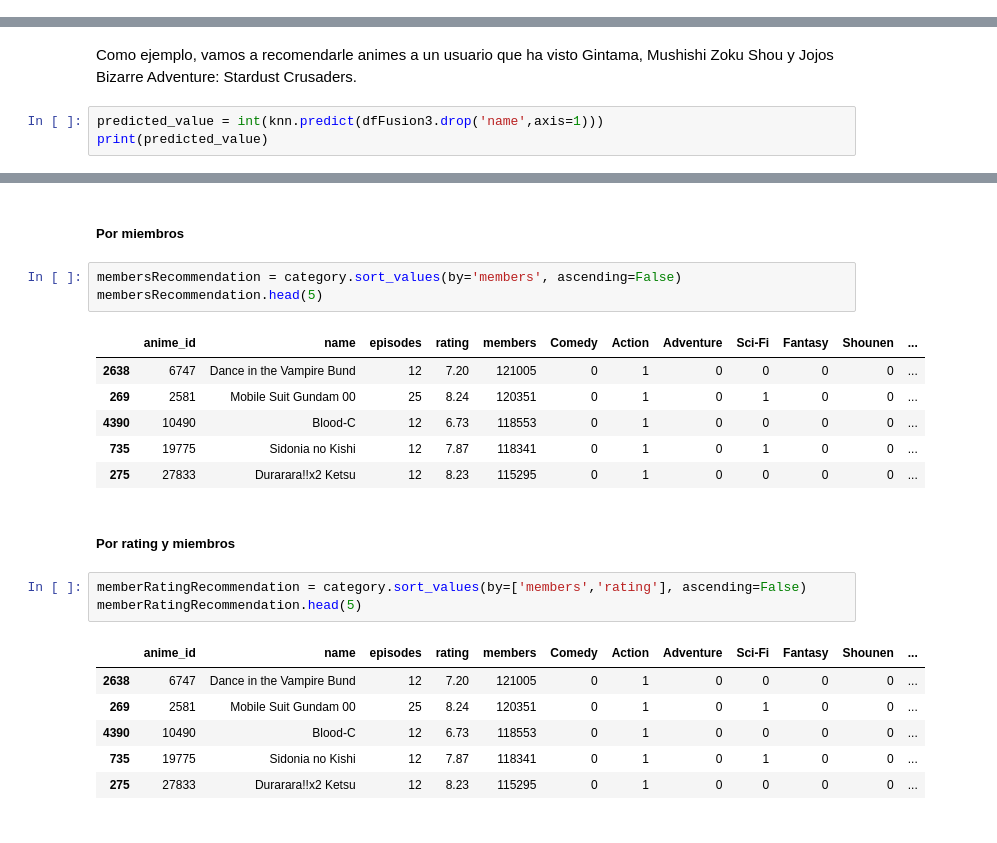
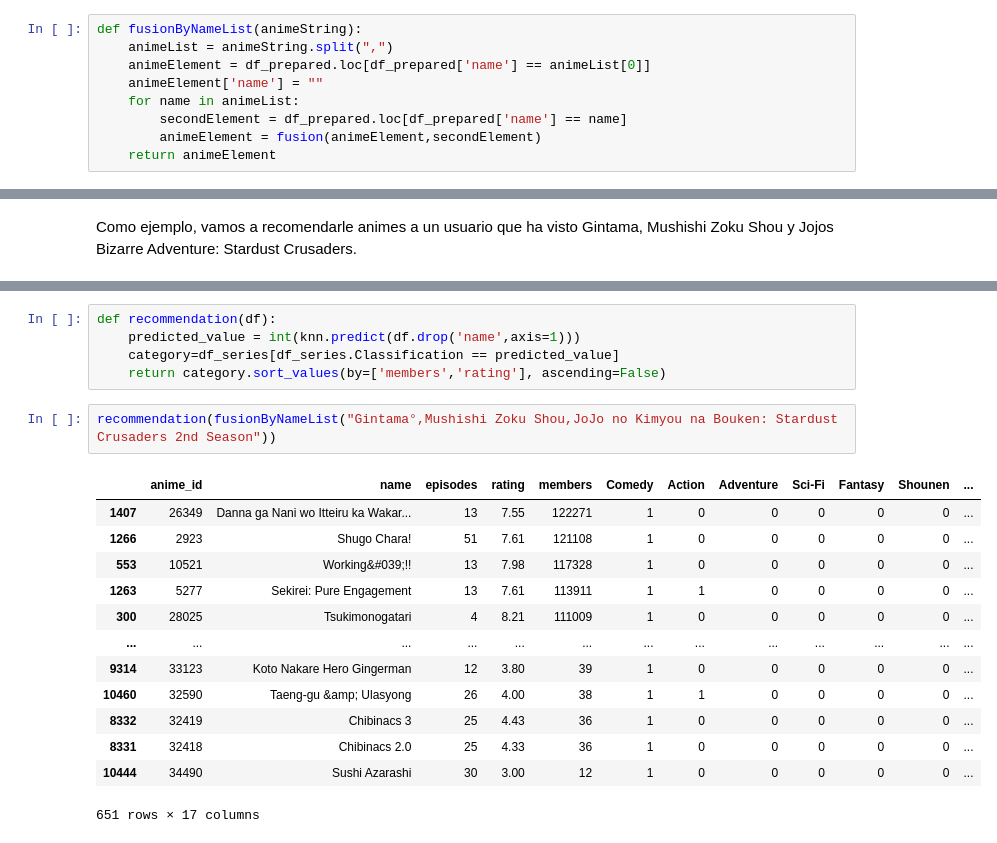
Before and after one commit to 1KVueltasAlCampo/AI-anime-recomendation, a Jupyter notebook: 3raEntrega/Codigo/EDARecomendacionAnime.ipynb, the cells around one changed output, grey strips where cells are left out. Drawn from its saved outputs; the diff is of its cells as text.

Commit message:
Now you can add anime and see the merging of them.

```diff
--- a/3raEntrega/Codigo/EDARecomendacionAnime.ipynb
+++ b/3raEntrega/Codigo/EDARecomendacionAnime.ipynb
@@ -548,6 +546,15 @@ def genreAdjustment(first,second,fusion):
     for column in first:
         if(column != 'name' and column != 'rating' and column != 'members'):
             fusion[column] = 1 if int(second[column]) == 1 or int(first[column]) == 1 else 0
+# %%
+def fusionByNameList(animeString):
+    animeList = animeString.split(",")
+    animeElement = df_prepared.loc[df_prepared['name'] == animeList[0]]
+    animeElement['name'] = ""
+    for name in animeList:
+        secondElement = df_prepared.loc[df_prepared['name'] == name]
+        animeElement = fusion(animeElement,secondElement)
+    return animeElement
 # %% [markdown]
 ### Ejemplos de fusion
 # %% [markdown]
@@ -594,6 +597,3 @@ dfFusion3.head()
 Para realizar recomendaciones adecuadas, se consideran como factores importantes el rating y el numero de miembros que contiene un anime, por tanto se ha decidido mostrar al usuario, los animes mas populares que esten en la misma categoria que los animes que este ve.
 # %% [markdown]
 Como ejemplo, vamos a recomendarle animes a un usuario que ha visto Gintama, Mushishi Zoku Shou y Jojos Bizarre Adventure: Stardust Crusaders.
-# %%
-predicted_value = int(knn.predict(dfFusion3.drop('name',axis=1)))
-print(predicted_value)
@@ -616,24 +600,21 @@ ratingRecommendation.head(5)
-# %% [markdown]
-##### Por miembros
-# %%
-membersRecommendation = category.sort_values(by='members', ascending=False)
-membersRecommendation.head(5)
-# %% [output]
-|  | anime_id | name | episodes | rating | members | Comedy | Action | Adventure | Sci-Fi | Fantasy | Shounen | ... |
-| 2638 | 6747 | Dance in the Vampire Bund | 12 | 7.20 | 121005 | 0 | 1 | 0 | 0 | 0 | 0 | ... |
-| 269 | 2581 | Mobile Suit Gundam 00 | 25 | 8.24 | 120351 | 0 | 1 | 0 | 1 | 0 | 0 | ... |
-| 4390 | 10490 | Blood-C | 12 | 6.73 | 118553 | 0 | 1 | 0 | 0 | 0 | 0 | ... |
-| 735 | 19775 | Sidonia no Kishi | 12 | 7.87 | 118341 | 0 | 1 | 0 | 1 | 0 | 0 | ... |
-| 275 | 27833 | Durarara!!x2 Ketsu | 12 | 8.23 | 115295 | 0 | 1 | 0 | 0 | 0 | 0 | ... |
-# %% [markdown]
-##### Por rating y miembros
-# %%
-memberRatingRecommendation = category.sort_values(by=['members','rating'], ascending=False)
-memberRatingRecommendation.head(5)
-# %% [output]
-|  | anime_id | name | episodes | rating | members | Comedy | Action | Adventure | Sci-Fi | Fantasy | Shounen | ... |
-| 2638 | 6747 | Dance in the Vampire Bund | 12 | 7.20 | 121005 | 0 | 1 | 0 | 0 | 0 | 0 | ... |
-| 269 | 2581 | Mobile Suit Gundam 00 | 25 | 8.24 | 120351 | 0 | 1 | 0 | 1 | 0 | 0 | ... |
-| 4390 | 10490 | Blood-C | 12 | 6.73 | 118553 | 0 | 1 | 0 | 0 | 0 | 0 | ... |
-| 735 | 19775 | Sidonia no Kishi | 12 | 7.87 | 118341 | 0 | 1 | 0 | 1 | 0 | 0 | ... |
-| 275 | 27833 | Durarara!!x2 Ketsu | 12 | 8.23 | 115295 | 0 | 1 | 0 | 0 | 0 | 0 | ... |
+# %%
+def recommendation(df):
+    predicted_value = int(knn.predict(df.drop('name',axis=1)))
+    category=df_series[df_series.Classification == predicted_value]
+    return category.sort_values(by=['members','rating'], ascending=False)
+# %%
+recommendation(fusionByNameList("Gintama°,Mushishi Zoku Shou,JoJo no Kimyou na Bouken: Stardust Crusaders 2nd Season"))
+# %% [output]
+|  | anime_id | name | episodes | rating | members | Comedy | Action | Adventure | Sci-Fi | Fantasy | Shounen | ... |
+| 1407 | 26349 | Danna ga Nani wo Itteiru ka Wakar... | 13 | 7.55 | 122271 | 1 | 0 | 0 | 0 | 0 | 0 | ... |
+| 1266 | 2923 | Shugo Chara! | 51 | 7.61 | 121108 | 1 | 0 | 0 | 0 | 0 | 0 | ... |
+| 553 | 10521 | Working&#039;!! | 13 | 7.98 | 117328 | 1 | 0 | 0 | 0 | 0 | 0 | ... |
+| 1263 | 5277 | Sekirei: Pure Engagement | 13 | 7.61 | 113911 | 1 | 1 | 0 | 0 | 0 | 0 | ... |
+| 300 | 28025 | Tsukimonogatari | 4 | 8.21 | 111009 | 1 | 0 | 0 | 0 | 0 | 0 | ... |
+| ... | ... | ... | ... | ... | ... | ... | ... | ... | ... | ... | ... | ... |
+| 9314 | 33123 | Koto Nakare Hero Gingerman | 12 | 3.80 | 39 | 1 | 0 | 0 | 0 | 0 | 0 | ... |
+| 10460 | 32590 | Taeng-gu &amp; Ulasyong | 26 | 4.00 | 38 | 1 | 1 | 0 | 0 | 0 | 0 | ... |
+| 8332 | 32419 | Chibinacs 3 | 25 | 4.43 | 36 | 1 | 0 | 0 | 0 | 0 | 0 | ... |
+| 8331 | 32418 | Chibinacs 2.0 | 25 | 4.33 | 36 | 1 | 0 | 0 | 0 | 0 | 0 | ... |
+| 10444 | 34490 | Sushi Azarashi | 30 | 3.00 | 12 | 1 | 0 | 0 | 0 | 0 | 0 | ... |
+651 rows × 17 columns
```
Also changed, not shown: parts of 10 cells of this notebook, 1 other file.
